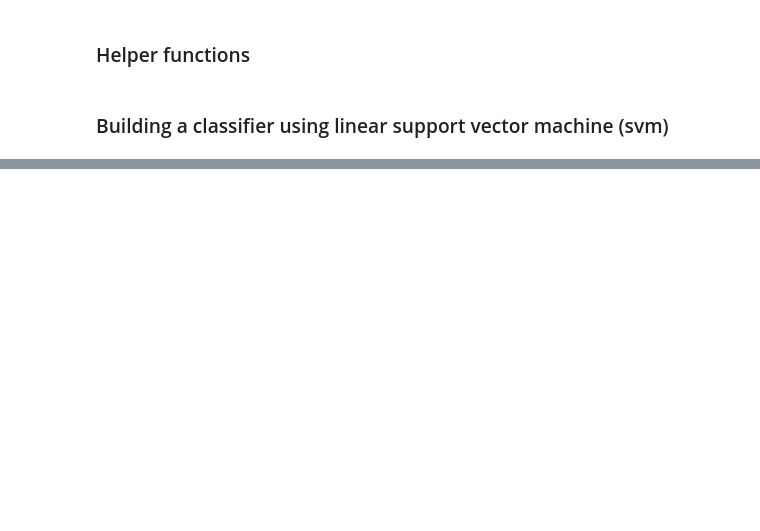
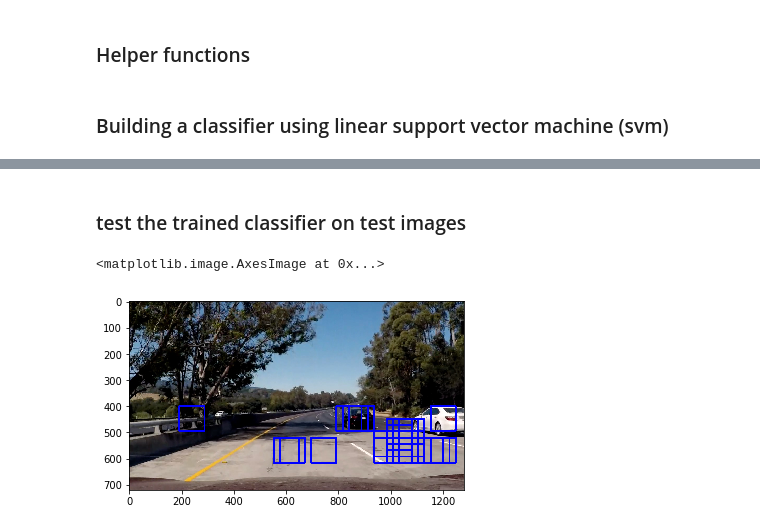
Before and after one commit to singlavinod/Self-Driving-Car-NanoDegree-Udacity, a Jupyter notebook: Term1-Computer-Vision-and-Deep-Learning/Project5-Vehicle-Detection-and-Tracking/Project_5.ipynb, the cells around one changed output, grey strips where cells are left out. Saved outputs shown, nothing was run; the diff lists cells and outputs as text; code cells hidden in the pictures; blank space fills up the shorter version.

Commit message:
feat: add code to train svm

```diff
--- a/Term1-Computer-Vision-and-Deep-Learning/Project5-Vehicle-Detection-and-Tracking/Project_5.ipynb
+++ b/Term1-Computer-Vision-and-Deep-Learning/Project5-Vehicle-Detection-and-Tracking/Project_5.ipynb
@@ -54,10 +54,9 @@ of size:  (64, 64, 3)  and data type: float32
 # %% [markdown]
 ### Since the number of notcar images is more than car images we augment the car class using crowdai's dataset. The images from crowdai's dataset have been cropped as per bounding boxes and resized to (64, 64, 3). The processed images are stored in a folder called resized. The code can be found in Augment_dataset.ipynb
 # %%
-car_images_crowdai = glob.glob(r'C:\Users\mohar\Desktop\Udacity\Self-Driving-Car-NanoDegree-Udacity\\
-Term1-Computer-Vision-and-Deep-Learning\Project5-Vehicle-Detection-and-Tracking\resized\*.jpg')
+car_images_crowdai = glob.glob(r'C:\Users\mohar\Desktop\Udacity\resized\*.jpg')
 # load image path randomly from resized images to augment car class
+np.random.seed(0) # generate same random numbers everytime to avoid issues due to variation in training data later
 for i in range(len(notcars) - len(cars)):
-        np.random.seed(0) # generate same random numbers everytime to avoid issues due to variation in training data later
-        cars.append(np.random.randint(0, len(car_images_crowdai)))
+        cars.append(car_images_crowdai[np.random.randint(0, len(car_images_crowdai))])
 # %% [markdown]
@@ -70,3 +69,6 @@ print('Your function returned a count of',
       data_info["n_notcars"], ' non-cars')
 print('of size: ',data_info["image_shape"], ' and data type:',
       data_info["data_type"])
+
+cars = np.random.shuffle(cars)
+notcars = np.random.shuffle(notcars)
@@ -86,13 +85,13 @@ def color_hist(img, nbins=32):    #bins_range=(0, 256)
     # Return the individual histograms, bin_centers and feature vector
     return hist_features
 # %%
-def get_hog_features(img, orient, pix_per_cell, cell_per_block,
+def get_hog_features(img, orient, pix_per_cell, cell_per_block, blk_norm='L2-Hys',
                         vis=False, feature_vec=True):
     # Call with two outputs if vis==True
     if vis == True:
         features, hog_image = hog(img, orientations=orient,
                                   pixels_per_cell=(pix_per_cell, pix_per_cell),
-                                  cells_per_block=(cell_per_block, cell_per_block),
+                                  cells_per_block=(cell_per_block, cell_per_block), block_norm=blk_norm,
                                   transform_sqrt=False,
                                   visualise=vis, feature_vector=feature_vec)
         return features, hog_image
@@ -100,7 +99,7 @@ def get_hog_features(img, orient, pix_per_cell, cell_per_block,
     else:
         features = hog(img, orientations=orient,
                        pixels_per_cell=(pix_per_cell, pix_per_cell),
-                       cells_per_block=(cell_per_block, cell_per_block),
+                       cells_per_block=(cell_per_block, cell_per_block), block_norm=blk_norm,
                        transform_sqrt=False,
                        visualise=vis, feature_vector=feature_vec)
         return features
@@ -110,4 +109,12 @@ def bin_spatial(img, size=(32, 32)):
     color2 = cv2.resize(img[:,:,1], size).ravel()
     color3 = cv2.resize(img[:,:,2], size).ravel()
     return np.hstack((color1, color2, color3))
+# %%
+def convert_color(img, conv='RGB2YCrCb'):
+    if conv == 'RGB2YCrCb':
+        return cv2.cvtColor(img, cv2.COLOR_RGB2YCrCb)
+    if conv == 'BGR2YCrCb':
+        return cv2.cvtColor(img, cv2.COLOR_BGR2YCrCb)
+    if conv == 'RGB2LUV':
+        return cv2.cvtColor(img, cv2.COLOR_RGB2LUV)
 # %%
@@ -145,0 +340,14 @@ def extract_features(imgs, cspace='RGB', spatial_size=(16, 16), hist_bins=32, hi
+# %% [markdown]
+### test the trained classifier on test images
+# %%
+ystart = 400
+ystop = 656
+scale = 1.5
+
+test_img = mpimg.imread(r'C:\Users\mohar\Desktop\Udacity\Self-Driving-Car-NanoDegree-Udacity\\
+Term1-Computer-Vision-and-Deep-Learning\Project5-Vehicle-Detection-and-Tracking\test_images\test5.jpg')
+out_img = find_cars(test_img, ystart, ystop, scale, svc, X_scaler, orient, pix_per_cell, cell_per_block, spatial_size, hist_bins)
+plt.imshow(out_img)
+# %% [output]
+<matplotlib.image.AxesImage at 0x...>
+[figure, added]
```
Also changed, not shown: parts of 8 cells of this notebook.
